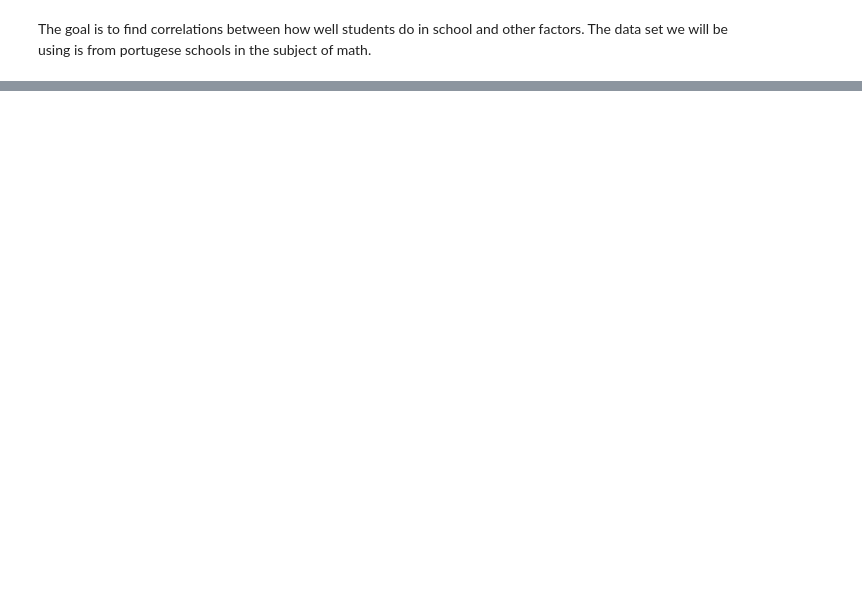
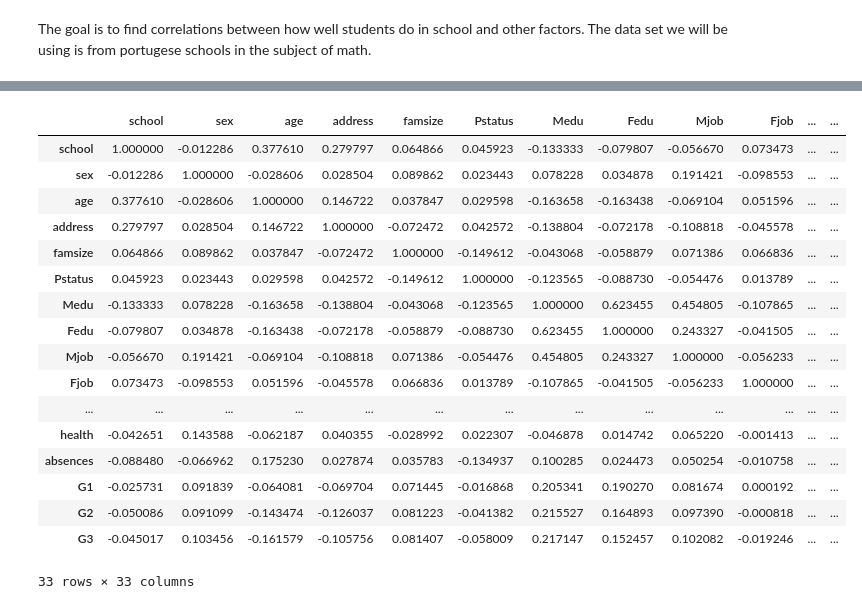
Before and after one commit to Ashley-francis/Social-4, a Jupyter notebook: group_5_notebook.ipynb, the cells around one changed output, grey strips where cells are left out. Cells and saved outputs as stored; diff of their text form; code cells hidden in the pictures; blank space fills up the shorter version.

```diff
--- a/group_5_notebook.ipynb
+++ b/group_5_notebook.ipynb
@@ -33,0 +90,21 @@ numerical_df.hist(figsize=(20,20))
+# %%
+numerical_df.corr()
+# %% [output]
+|  | school | sex | age | address | famsize | Pstatus | Medu | Fedu | Mjob | Fjob | ... | ... |
+| school | 1.000000 | -0.012286 | 0.377610 | 0.279797 | 0.064866 | 0.045923 | -0.133333 | -0.079807 | -0.056670 | 0.073473 | ... | ... |
+| sex | -0.012286 | 1.000000 | -0.028606 | 0.028504 | 0.089862 | 0.023443 | 0.078228 | 0.034878 | 0.191421 | -0.098553 | ... | ... |
+| age | 0.377610 | -0.028606 | 1.000000 | 0.146722 | 0.037847 | 0.029598 | -0.163658 | -0.163438 | -0.069104 | 0.051596 | ... | ... |
+| address | 0.279797 | 0.028504 | 0.146722 | 1.000000 | -0.072472 | 0.042572 | -0.138804 | -0.072178 | -0.108818 | -0.045578 | ... | ... |
+| famsize | 0.064866 | 0.089862 | 0.037847 | -0.072472 | 1.000000 | -0.149612 | -0.043068 | -0.058879 | 0.071386 | 0.066836 | ... | ... |
+| Pstatus | 0.045923 | 0.023443 | 0.029598 | 0.042572 | -0.149612 | 1.000000 | -0.123565 | -0.088730 | -0.054476 | 0.013789 | ... | ... |
+| Medu | -0.133333 | 0.078228 | -0.163658 | -0.138804 | -0.043068 | -0.123565 | 1.000000 | 0.623455 | 0.454805 | -0.107865 | ... | ... |
+| Fedu | -0.079807 | 0.034878 | -0.163438 | -0.072178 | -0.058879 | -0.088730 | 0.623455 | 1.000000 | 0.243327 | -0.041505 | ... | ... |
+| Mjob | -0.056670 | 0.191421 | -0.069104 | -0.108818 | 0.071386 | -0.054476 | 0.454805 | 0.243327 | 1.000000 | -0.056233 | ... | ... |
+| Fjob | 0.073473 | -0.098553 | 0.051596 | -0.045578 | 0.066836 | 0.013789 | -0.107865 | -0.041505 | -0.056233 | 1.000000 | ... | ... |
+| ... | ... | ... | ... | ... | ... | ... | ... | ... | ... | ... | ... | ... |
+| health | -0.042651 | 0.143588 | -0.062187 | 0.040355 | -0.028992 | 0.022307 | -0.046878 | 0.014742 | 0.065220 | -0.001413 | ... | ... |
+| absences | -0.088480 | -0.066962 | 0.175230 | 0.027874 | 0.035783 | -0.134937 | 0.100285 | 0.024473 | 0.050254 | -0.010758 | ... | ... |
+| G1 | -0.025731 | 0.091839 | -0.064081 | -0.069704 | 0.071445 | -0.016868 | 0.205341 | 0.190270 | 0.081674 | 0.000192 | ... | ... |
+| G2 | -0.050086 | 0.091099 | -0.143474 | -0.126037 | 0.081223 | -0.041382 | 0.215527 | 0.164893 | 0.097390 | -0.000818 | ... | ... |
+| G3 | -0.045017 | 0.103456 | -0.161579 | -0.105756 | 0.081407 | -0.058009 | 0.217147 | 0.152457 | 0.102082 | -0.019246 | ... | ... |
+33 rows × 33 columns
```
Also changed, not shown: parts of 6 cells of this notebook.
